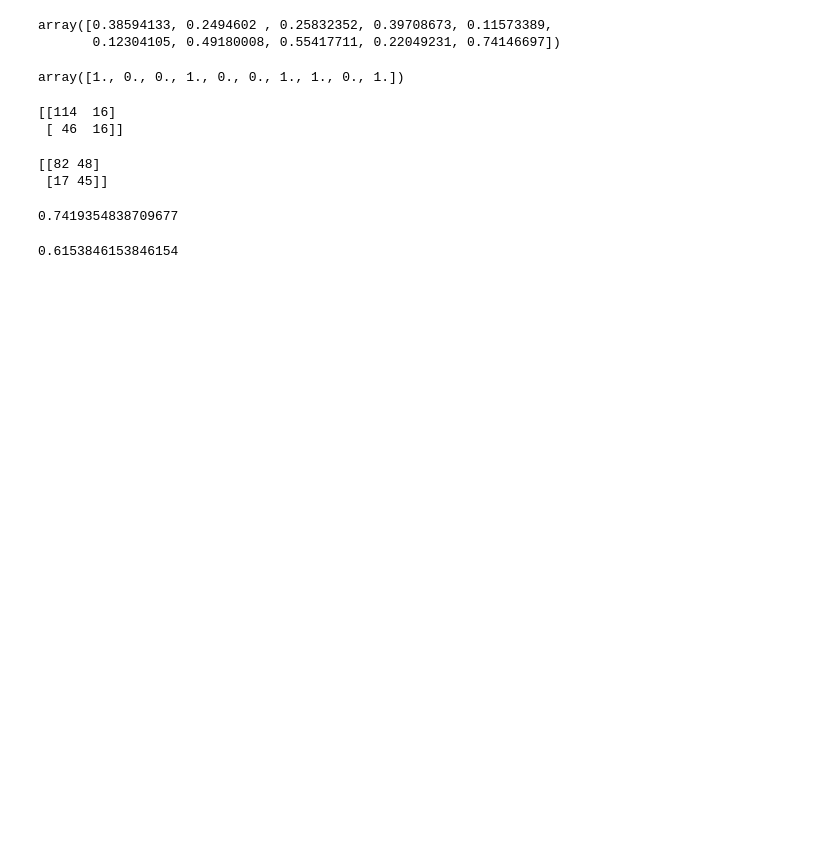
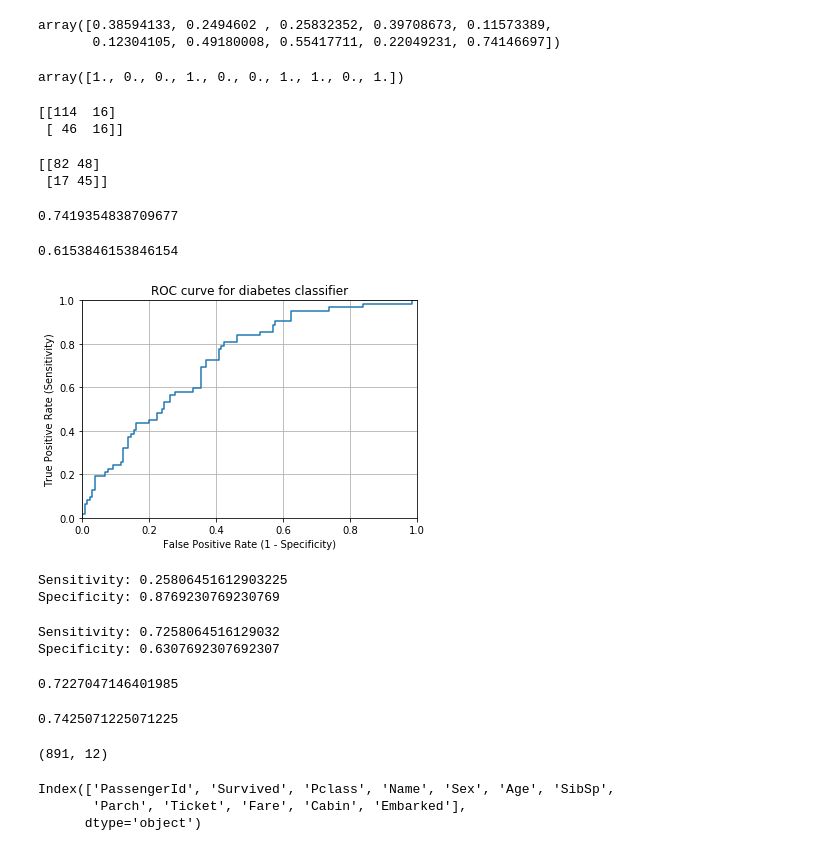
Before and after one commit to Alferdize/Machine-Learning-in-Python, a Jupyter notebook: path_of_ML/Scikit-learn/Untitled.ipynb, the cells around one changed output. Saved outputs shown, nothing was run; the diff lists cells and outputs as text; code cells hidden in the pictures; blank space fills up the shorter version.

Commit message:
model

```diff
--- a/path_of_ML/Scikit-learn/Untitled.ipynb
+++ b/path_of_ML/Scikit-learn/Untitled.ipynb
@@ -960,3 +960,15 @@ print(46 / float(46 + 16))
 print(80 / float(80 + 50))
 # %% [output]
 0.6153846153846154
+# %%
+# IMPORTANT: first argument is true values, second argument is predicted probabilities
+fpr, tpr, thresholds = metrics.roc_curve(y_test, y_pred_prob)
+plt.plot(fpr, tpr)
+plt.xlim([0.0, 1.0])
+plt.ylim([0.0, 1.0])
+plt.title('ROC curve for diabetes classifier')
+plt.xlabel('False Positive Rate (1 - Specificity)')
+plt.ylabel('True Positive Rate (Sensitivity)')
+plt.grid(True)
+# %% [output]
+[figure, added]
@@ -962,0 +980,30 @@ print(80 / float(80 + 50))
+# %%
+evaluate_threshold(0.5)
+# %% [output]
+Sensitivity: 0.25806451612903225
+Specificity: 0.8769230769230769
+# %%
+evaluate_threshold(0.3)
+# %% [output]
+Sensitivity: 0.7258064516129032
+Specificity: 0.6307692307692307
+# %%
+print(metrics.roc_auc_score(y_test, y_pred_prob))
+# %% [output]
+0.7227047146401985
+# %%
+from sklearn.model_selection import cross_val_score
+cross_val_score(logreg, X, Y, cv=10, scoring='roc_auc').mean()
+# %% [output]
+0.7425071225071225
+# %%
+df = pd.read_csv('http://bit.ly/kaggletrain')
+df.shape
+# %% [output]
+(891, 12)
+# %%
+df.columns
+# %% [output]
+Index(['PassengerId', 'Survived', 'Pclass', 'Name', 'Sex', 'Age', 'SibSp',
+       'Parch', 'Ticket', 'Fare', 'Cabin', 'Embarked'],
+      dtype='object')
```
Also changed, not shown: parts of 7 cells of this notebook.
